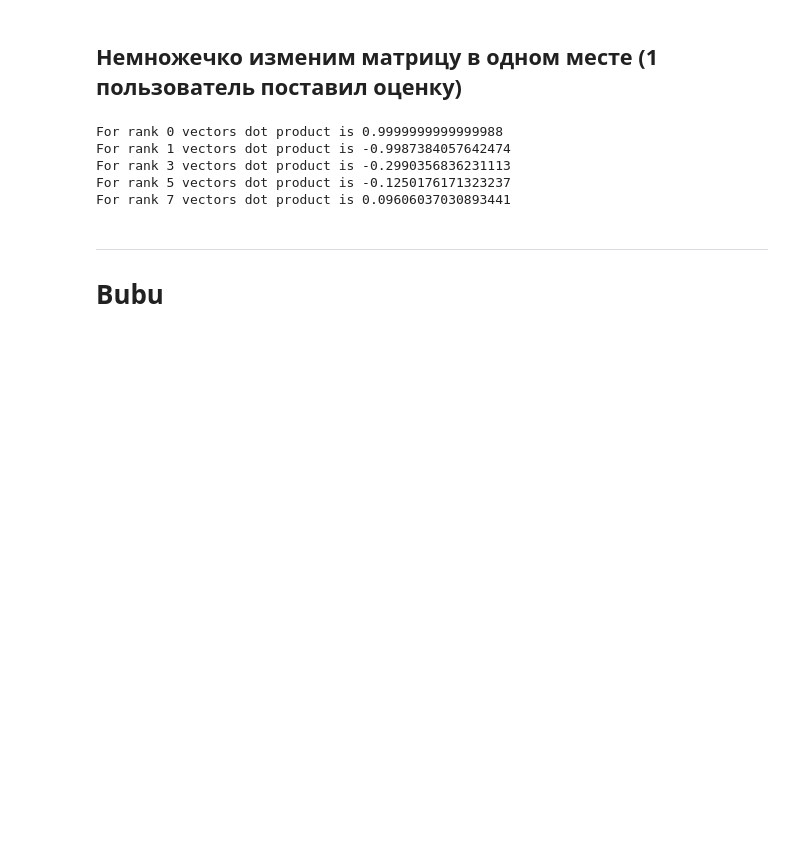
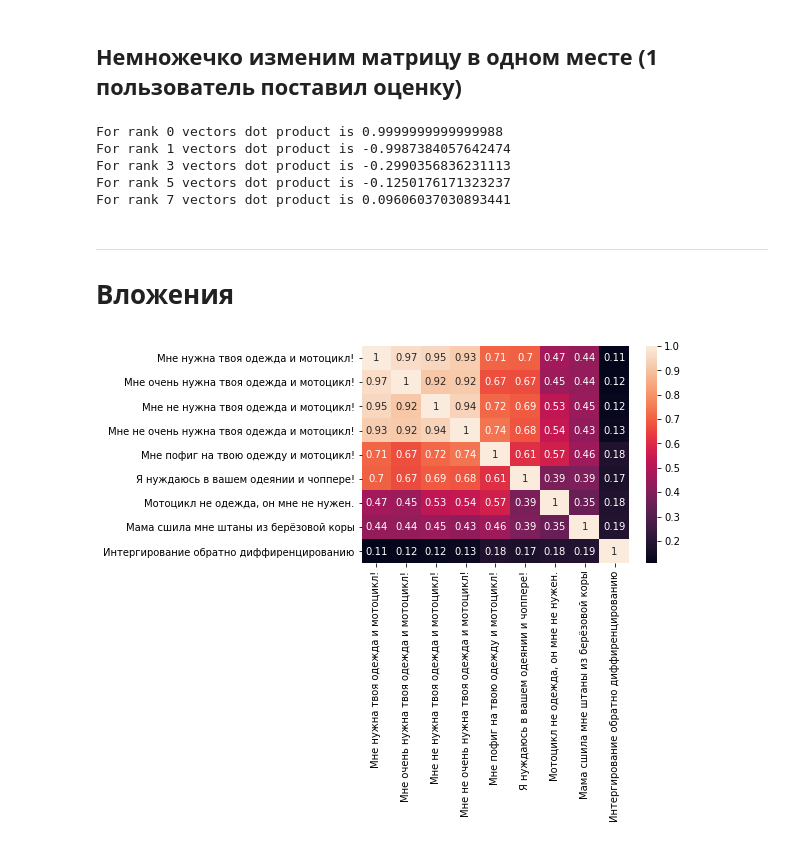
Before and after one commit to str-anger/applied, a Jupyter notebook: no_working.ipynb, the cells around one changed output. Drawn from its saved outputs; the diff is of its cells as text; code cells hidden in the pictures; blank space fills up the shorter version.

```diff
--- a/no_working.ipynb
+++ b/no_working.ipynb
@@ -45,15 +45,40 @@ For rank 7 vectors dot product is 0.09606037030893441
 # %% [markdown]
 <hr>
 
-# Bubu
+# Вложения
 # %%
 from deeppavlov.core.common.file import read_json
 from deeppavlov import build_model, configs
 
 bert_config = read_json(configs.embedder.bert_embedder)
-bert_config['metadata']['variables']['BERT_PATH'] = 'C:/dev/models/rubert_cased_L-12_H-768_A-12_v2'
-
+bert_config['metadata']['variables']['BERT_PATH'] = 'C:/dev/models/rubert_cased_L-12_H-768_A-12_pt'
 m = build_model(bert_config)
-
-texts = ['Hi, i want my embedding.', 'And mine too, please!']
-tokens, token_embs, subtokens, subtoken_embs, sent_max_embs, sent_mean_embs, bert_pooler_outputs = m(texts)
+# %%
+from sklearn.metrics.pairwise import cosine_similarity
+import pandas as pd
+import seaborn as sn
+import matplotlib.pyplot as plt
+
+texts = [
+    'Мне нужна твоя одежда и мотоцикл!',
+    'Мне очень нужна твоя одежда и мотоцикл!',
+    'Мне не нужна твоя одежда и мотоцикл!',
+    'Мне не очень нужна твоя одежда и мотоцикл!',
+    'Мне пофиг на твою одежду и мотоцикл!',
+    'Я нуждаюсь в вашем одеянии и чоппере!',
+    'Мотоцикл не одежда, он мне не нужен.',
+    'Мама сшила мне штаны из берёзовой коры',
+    'Интергирование обратно диффиренцированию'
+]
+
+embeddings = []
+for text in texts:
+    tokens, token_embs, subtokens, subtoken_embs, sent_max_embs, sent_mean_embs, bert_pooler_outputs = m([text])
+    embeddings.append(sent_mean_embs.reshape(-1))
+
+sn.heatmap(cosine_similarity(embeddings, embeddings), annot=True, xticklabels=texts, yticklabels=texts)
+plt.show()
+
+# пройти по 1 столбцу
+# %% [output]
+[figure, added]
```
